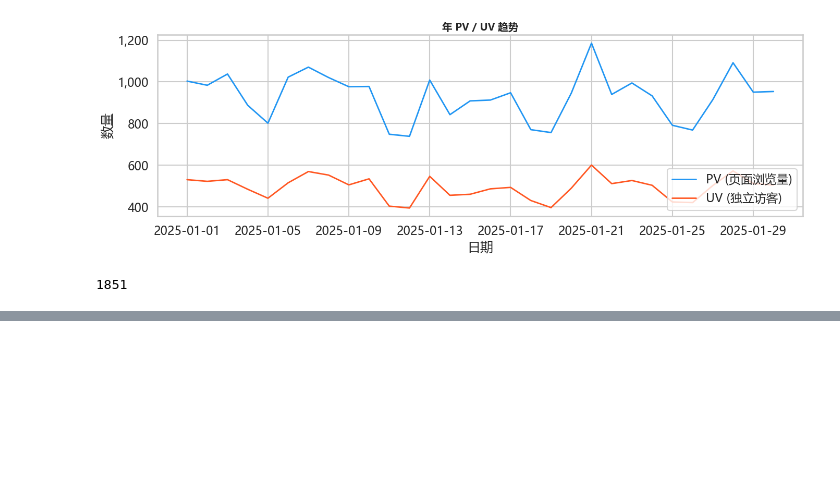
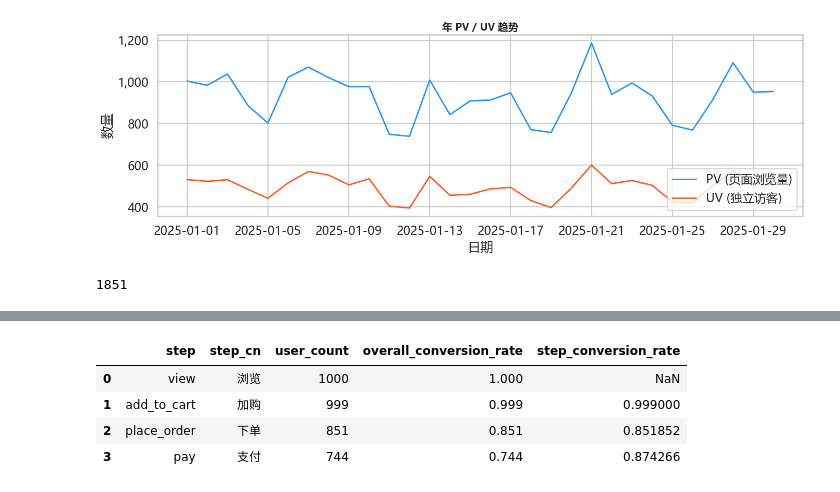
Before and after one commit to maheyun/jianli, a Jupyter notebook: 项目一：公司日常运营指标分析/复刻.ipynb, the cells around one changed output, grey strips where cells are left out. Cells and saved outputs as stored; diff of their text form; code cells hidden in the pictures; blank space fills up the shorter version.

```diff
--- a/项目一：公司日常运营指标分析/复刻.ipynb
+++ b/项目一：公司日常运营指标分析/复刻.ipynb
@@ -118,0 +245,24 @@ len(orders_df)
+# %%
+# 漏斗转化率分析
+# 构建思路，
+funnel_steps = ['view','add_to_cart', 'place_order', 'pay']
+step_labels = ['浏览', '加购', '下单', '支付']
+user_counts = user_action_matrix.sum().reindex(funnel_steps, fill_value=0)
+funnel_df = pd.DataFrame({
+    'step':     funnel_steps,
+    'step_cn':  step_labels,
+    'user_count': user_counts.values
+})
+funnel_df
+
+# 计算两个，一个是使用浏览值作为底，一个使用上一个值作为底
+funnel_df['overall_conversion_rate'] = funnel_df['user_count'] / funnel_df.loc[0, 'user_count']
+funnel_df['step_conversion_rate'] = funnel_df['user_count'] / funnel_df['user_count'].shift(1)
+
+funnel_df
+# %% [output]
+|  | step | step_cn | user_count | overall_conversion_rate | step_conversion_rate |
+| 0 | view | 浏览 | 1000 | 1.000 | NaN |
+| 1 | add_to_cart | 加购 | 999 | 0.999 | 0.999000 |
+| 2 | place_order | 下单 | 851 | 0.851 | 0.851852 |
+| 3 | pay | 支付 | 744 | 0.744 | 0.874266 |
```
Also changed, not shown: parts of 7 cells of this notebook, 34 other files.
